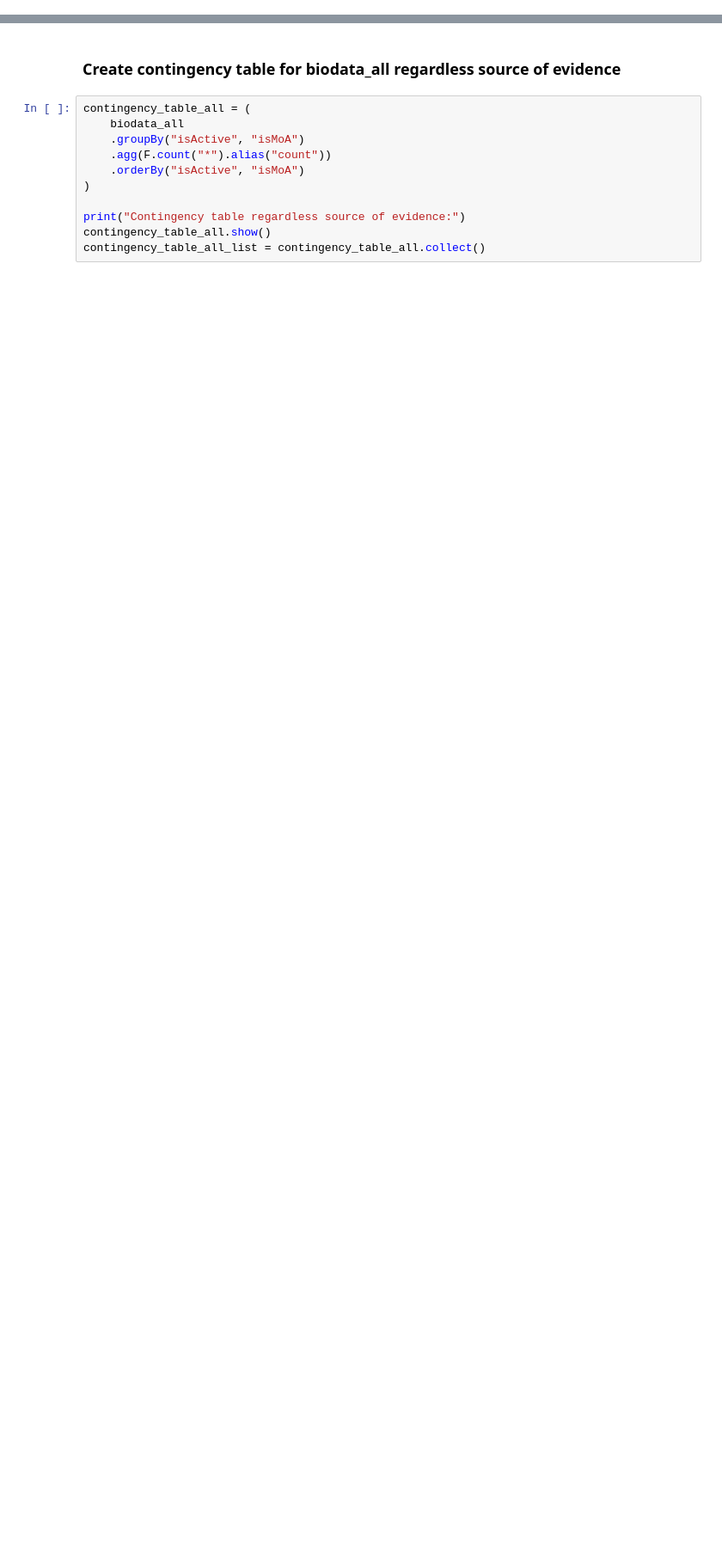
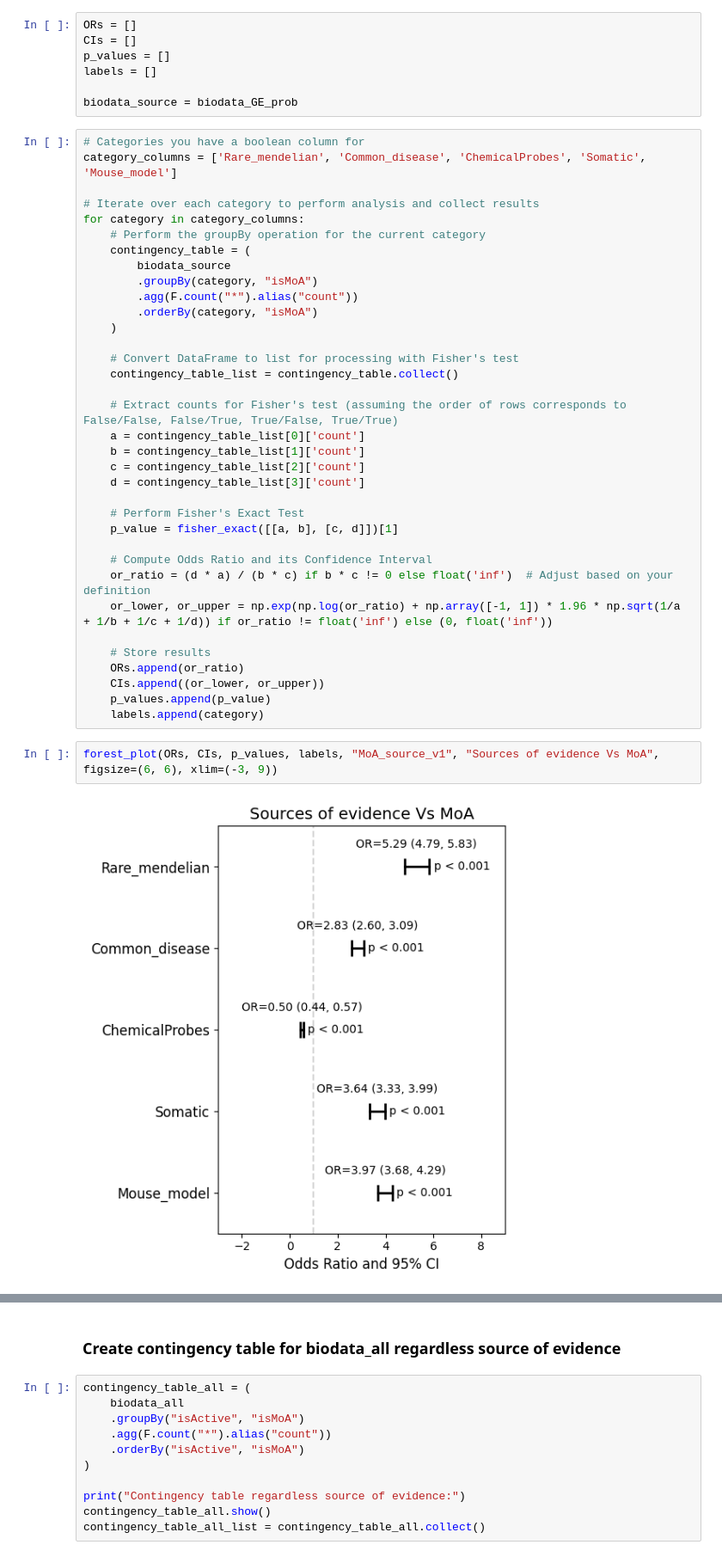
Before and after one commit to polrus/bioactivity, a Jupyter notebook: OR_calc.ipynb, the cells around one changed output, grey strips where cells are left out. Shown at 86% size. Saved outputs shown, nothing was run; the diff lists cells and outputs as text; blank space fills up the shorter version.

```diff
--- a/OR_calc.ipynb
+++ b/OR_calc.ipynb
@@ -36,0 +587,46 @@ only showing top 20 rows
+# %%
+ORs = []
+CIs = []
+p_values = []
+labels = []
+
+biodata_source = biodata_GE_prob
+# %%
+# Categories you have a boolean column for
+category_columns = ['Rare_mendelian', 'Common_disease', 'ChemicalProbes', 'Somatic', 'Mouse_model']
+
+# Iterate over each category to perform analysis and collect results
+for category in category_columns:
+    # Perform the groupBy operation for the current category
+    contingency_table = (
+        biodata_source
+        .groupBy(category, "isMoA")
+        .agg(F.count("*").alias("count"))
+        .orderBy(category, "isMoA")
+    )
+
+    # Convert DataFrame to list for processing with Fisher's test
+    contingency_table_list = contingency_table.collect()
+
+    # Extract counts for Fisher's test (assuming the order of rows corresponds to False/False, False/True, True/False, True/True)
+    a = contingency_table_list[0]['count']
+    b = contingency_table_list[1]['count']
+    c = contingency_table_list[2]['count']
+    d = contingency_table_list[3]['count']
+
+    # Perform Fisher's Exact Test
+    p_value = fisher_exact([[a, b], [c, d]])[1]
+
+    # Compute Odds Ratio and its Confidence Interval
+    or_ratio = (d * a) / (b * c) if b * c != 0 else float('inf')  # Adjust based on your definition
+    or_lower, or_upper = np.exp(np.log(or_ratio) + np.array([-1, 1]) * 1.96 * np.sqrt(1/a + 1/b + 1/c + 1/d)) if or_ratio != float('inf') else (0, float('inf'))
+
+    # Store results
+    ORs.append(or_ratio)
+    CIs.append((or_lower, or_upper))
+    p_values.append(p_value)
+    labels.append(category)
+# %%
+forest_plot(ORs, CIs, p_values, labels, "MoA_source_v1", "Sources of evidence Vs MoA", figsize=(6, 6), xlim=(-3, 9))
+# %% [output]
+[figure, added]
```
Also changed, not shown: parts of 32 cells of this notebook, 7 other files.
